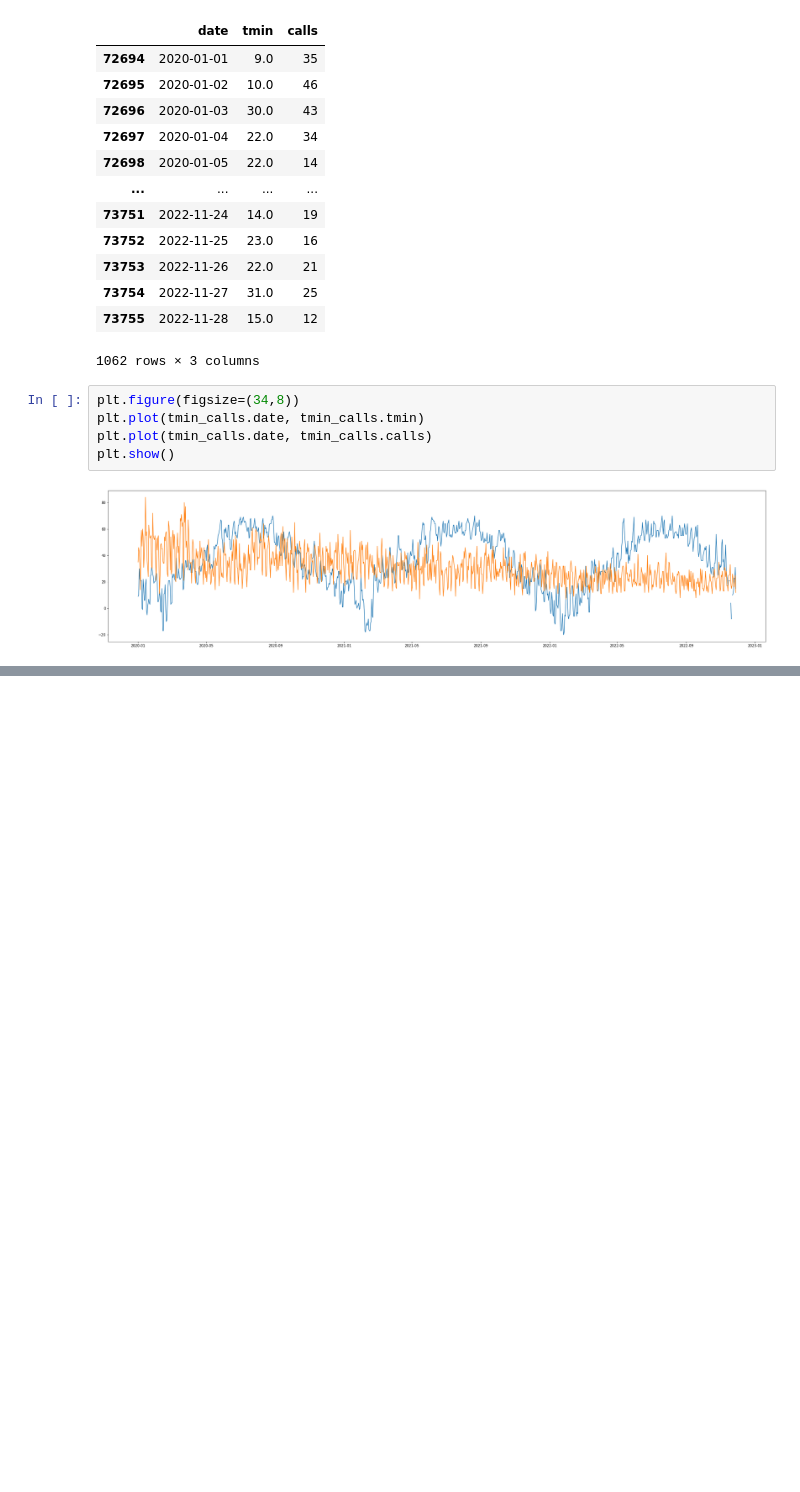
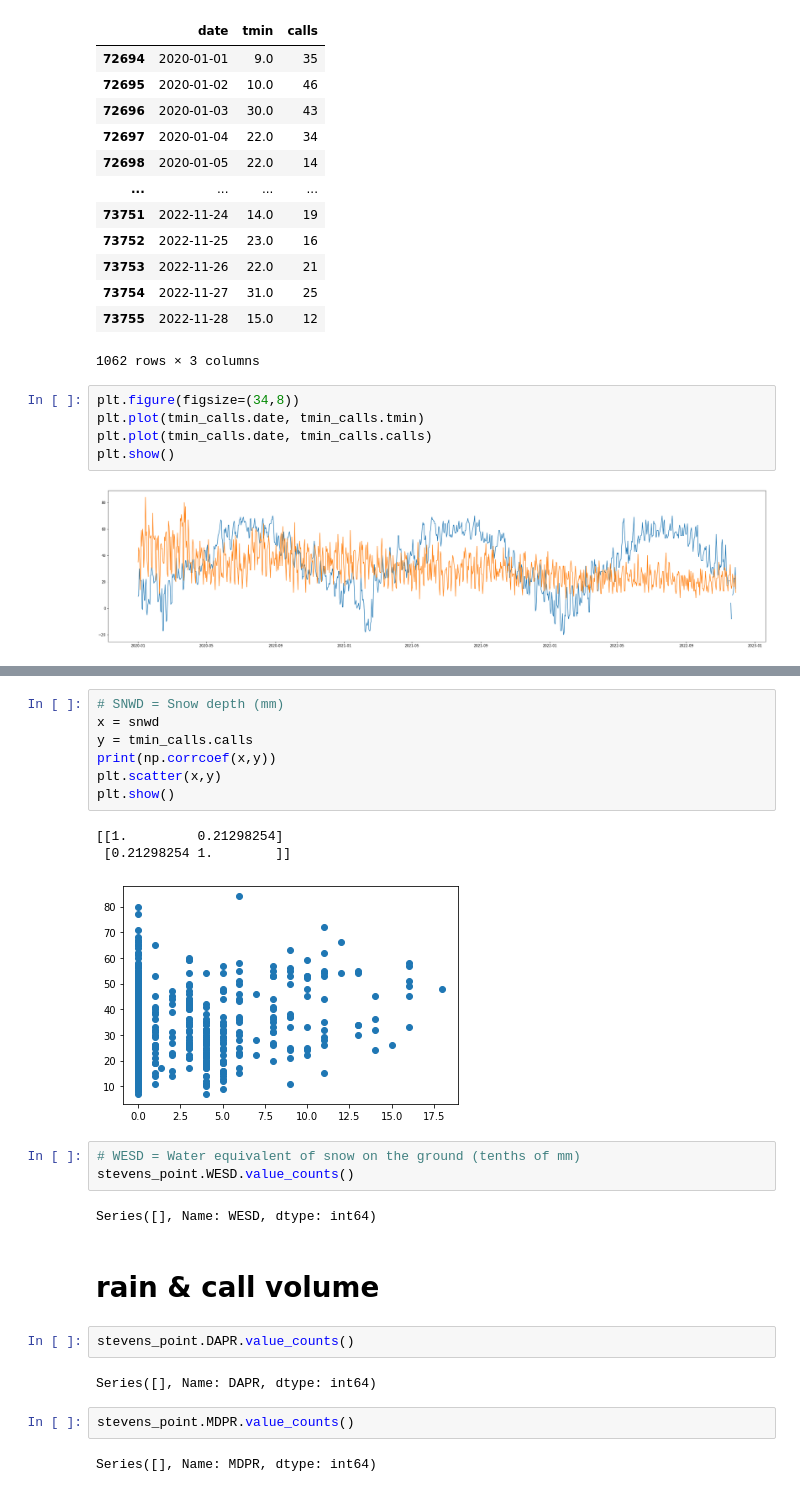
Before and after one commit to datakind/uwwi-datadive-dec-22, a Jupyter notebook: external_datasets/news/weather_data_call_volume.ipynb, the cells around one changed output, grey strips where cells are left out. Saved outputs shown, nothing was run; the diff lists cells and outputs as text; blank space fills up the shorter version.

```diff
--- a/external_datasets/news/weather_data_call_volume.ipynb
+++ b/external_datasets/news/weather_data_call_volume.ipynb
@@ -210,0 +260,26 @@ print(tmin_calls.corr())
+# %%
+# SNWD = Snow depth (mm)
+x = snwd
+y = tmin_calls.calls
+print(np.corrcoef(x,y))
+plt.scatter(x,y)
+plt.show()
+# %% [output]
+[[1.         0.21298254]
+ [0.21298254 1.        ]]
+[figure, added]
+# %%
+# WESD = Water equivalent of snow on the ground (tenths of mm)
+stevens_point.WESD.value_counts()
+# %% [output]
+Series([], Name: WESD, dtype: int64)
+# %% [markdown]
+# rain & call volume
+# %%
+stevens_point.DAPR.value_counts()
+# %% [output]
+Series([], Name: DAPR, dtype: int64)
+# %%
+stevens_point.MDPR.value_counts()
+# %% [output]
+Series([], Name: MDPR, dtype: int64)
```
Also changed, not shown: parts of 17 cells of this notebook.
